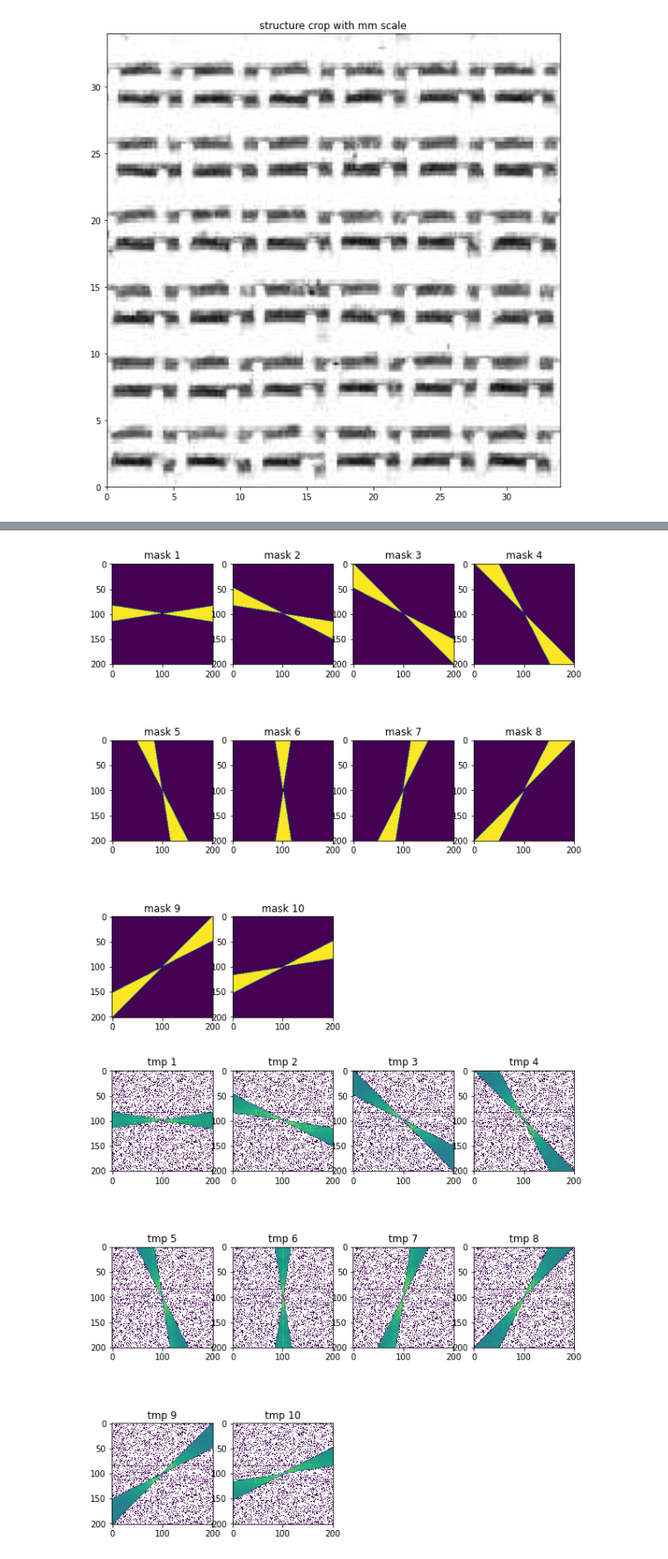
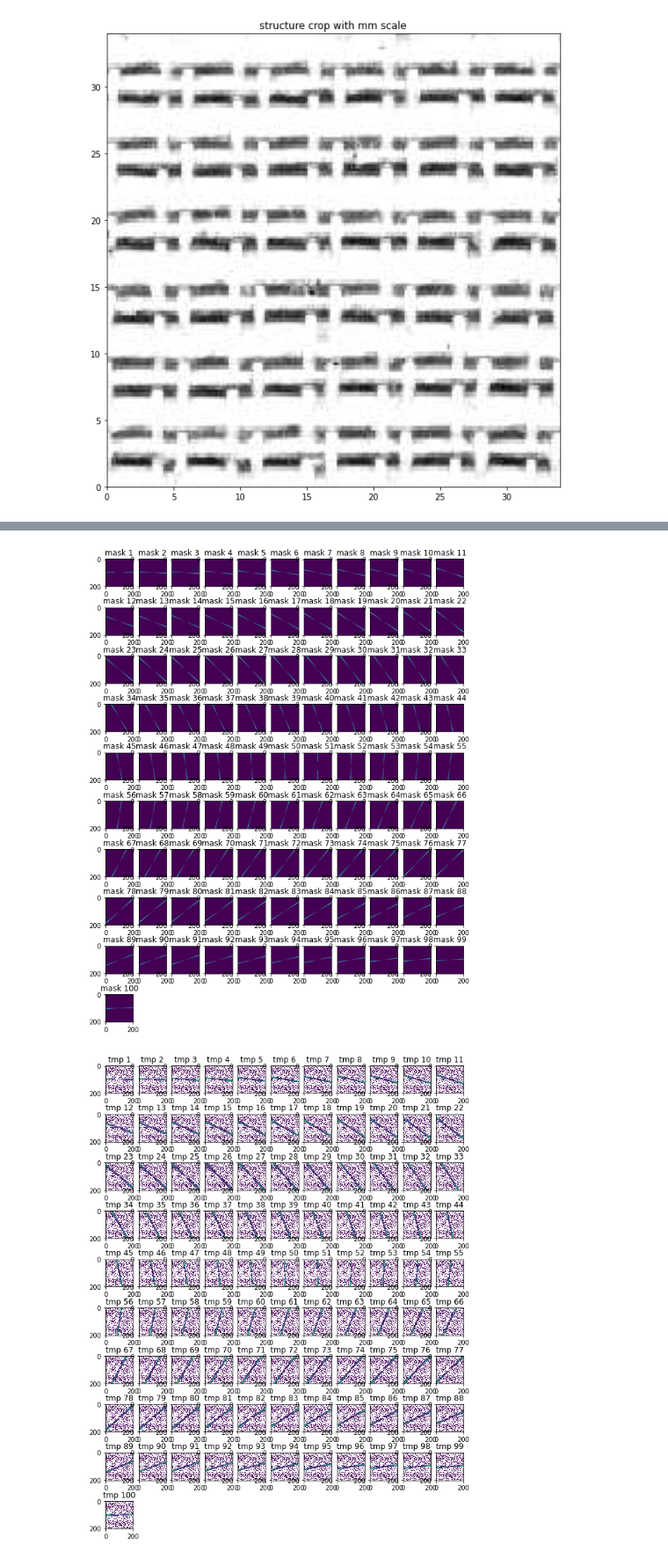
Before and after one commit to dichterbaer/SysBV, a Jupyter notebook: aufgabe4.ipynb, the cells around one changed output, grey strips where cells are left out. Shown at 88% size. Cells and saved outputs as stored; diff of their text form; code cells hidden in the pictures.

```diff
--- a/aufgabe4.ipynb
+++ b/aufgabe4.ipynb
@@ -41,7 +48,7 @@ plt.title('structure crop with mm scale')
 Text(0.5, 1.0, 'structure crop with mm scale')
 [figure]
 # %%
-structure_fft = np.fft.fftshift(np.fft.fft2(structure))
+structure_fft = np.fft.fft2(structure)
 u = 1/px_mm
 x_frq = structure.shape[1]
 y_frq = structure.shape[0]
@@ -58,42 +65,43 @@ angle_deg = angle * 180 / np.pi
 # fig = plt.figure(figsize=(10, 10))
 # plt.imshow(angle, cmap='gray')
 # %%
-bins = 10
+bins = 100
 delta_phi = np.pi/bins
 shift = delta_phi/2
 histo = []
 #x = -angle.shape[0]/2 : 1 : angle.shape[0]/2
 start = -angle.shape[0]/2
 stop = angle.shape[0]/2
 x = np.arange(start = start, stop = stop, step = 1)
 X, Y = np.meshgrid(x, x)
 fig = plt.figure(figsize=(10, 15))
 fig2 = plt.figure(figsize=(10, 15))
 masks = []
 nrows= int(np.sqrt(bins)+1)
 
 for i in range(bins):
     ax = fig.add_subplot(nrows, nrows, i+1)
     ax2 = fig2.add_subplot(nrows, nrows, i+1)
     phi = np.arctan2(Y, X)
     mask = np.zeros(shape=(phi.shape[0], phi.shape[1]))
     mask = (phi > (i*delta_phi-shift)) & (phi < (i*delta_phi+shift))
     mask = np.rot90(mask, k=2) | mask
     masks.append(mask)
     ax.imshow(mask)
     ax.set_title(f"mask {i+1}")
     tmp = mask*structure_fft
+    area = np.count_nonzero(mask)
 
     ax2.imshow(abs(tmp), norm=LogNorm(vmin=5))
     ax2.set_title(f"tmp {i+1}")
-    sum = np.sum(np.real(tmp))
+    sum = np.sum(np.abs(tmp))/area
     histo.append(sum)
     #mask = phi > (i*delta_phi-shift) and phi < (i*delta_phi+shift)
 
 bin_cat = np.arange(0, 180, 180/bins)
 # %% [output]
-[figure, old version]
+[figure, new version]
-[figure, old version]
+[figure, new version]
 # %%
 
 
```
Also changed, not shown: parts of 19 cells of this notebook.
